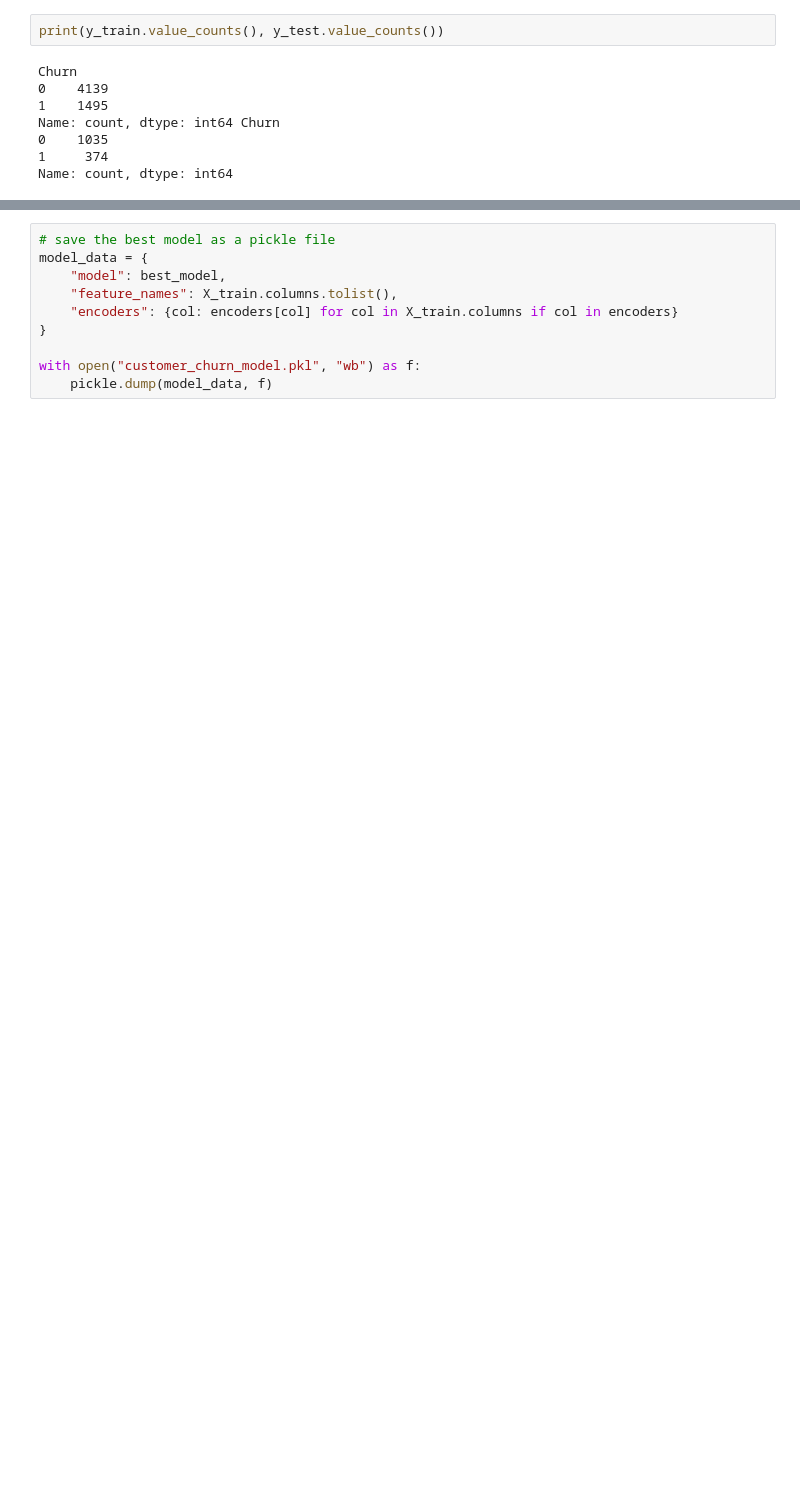
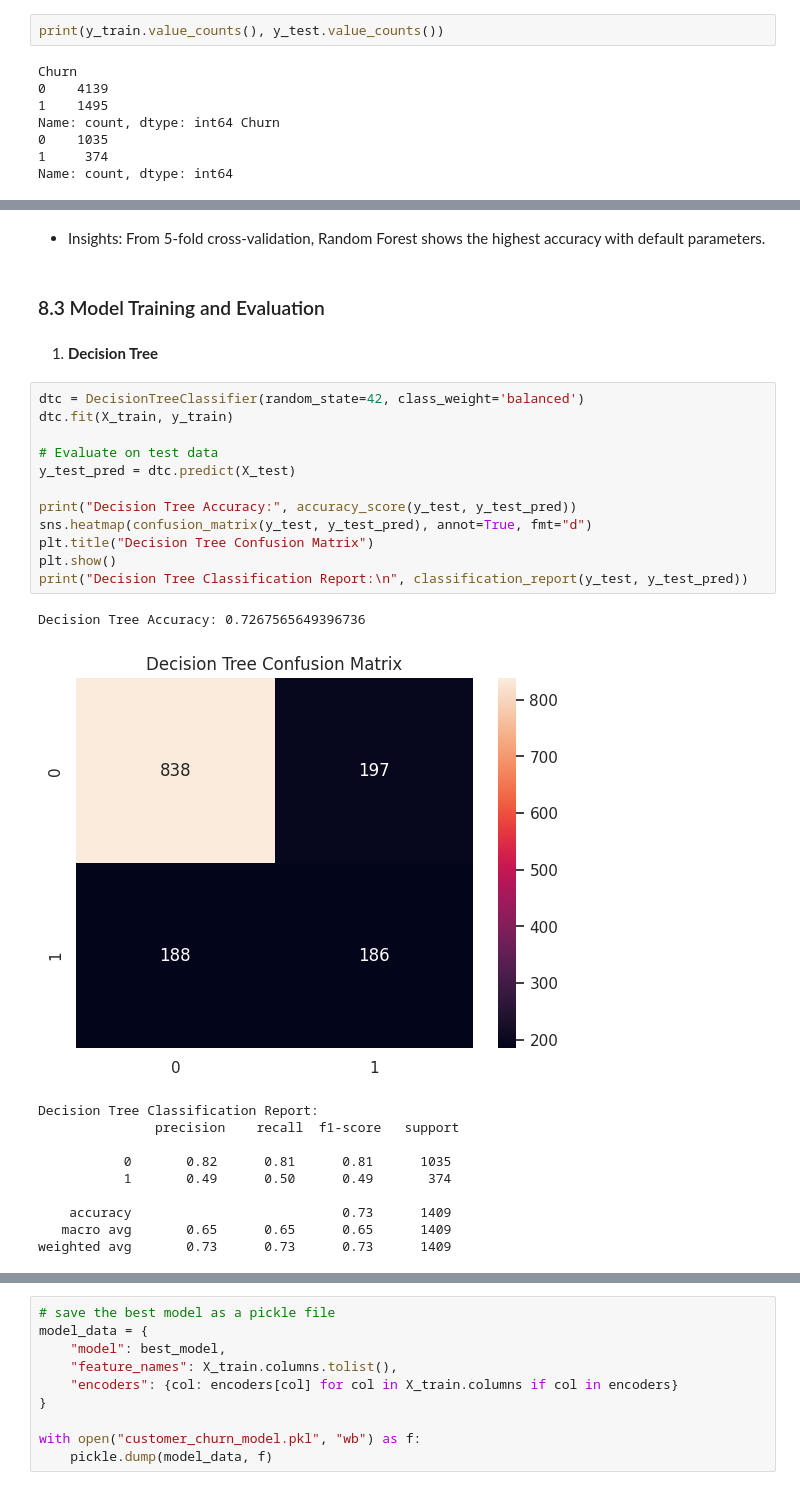
Before and after one commit to erandime/Customer-Churn-Prediction, a Jupyter notebook: Customer_Churn_Prediction.ipynb, the cells around one changed output, grey strips where cells are left out. Cells and saved outputs as stored; diff of their text form; blank space fills up the shorter version.

```diff
--- a/Customer_Churn_Prediction.ipynb
+++ b/Customer_Churn_Prediction.ipynb
@@ -863,0 +646,30 @@ if xgbc_random.best_score_ > best_score:
+# %% [markdown]
+* Insights: From 5-fold cross-validation, Random Forest shows the highest accuracy with default parameters.
+# %% [markdown]
+### 8.3 Model Training and Evaluation
+# %% [markdown]
+1. **Decision Tree**
+# %%
+dtc = DecisionTreeClassifier(random_state=42, class_weight='balanced')
+dtc.fit(X_train, y_train)
+
+# Evaluate on test data
+y_test_pred = dtc.predict(X_test)
+
+print("Decision Tree Accuracy:", accuracy_score(y_test, y_test_pred))
+sns.heatmap(confusion_matrix(y_test, y_test_pred), annot=True, fmt="d")
+plt.title("Decision Tree Confusion Matrix")
+plt.show()
+print("Decision Tree Classification Report:\n", classification_report(y_test, y_test_pred))
+# %% [output]
+Decision Tree Accuracy: 0.7267565649396736
+[figure, added]
+Decision Tree Classification Report:
+               precision    recall  f1-score   support
+
+           0       0.82      0.81      0.81      1035
+           1       0.49      0.50      0.49       374
+
+    accuracy                           0.73      1409
+   macro avg       0.65      0.65      0.65      1409
+weighted avg       0.73      0.73      0.73      1409
```
Also changed, not shown: parts of 89 cells of this notebook.
